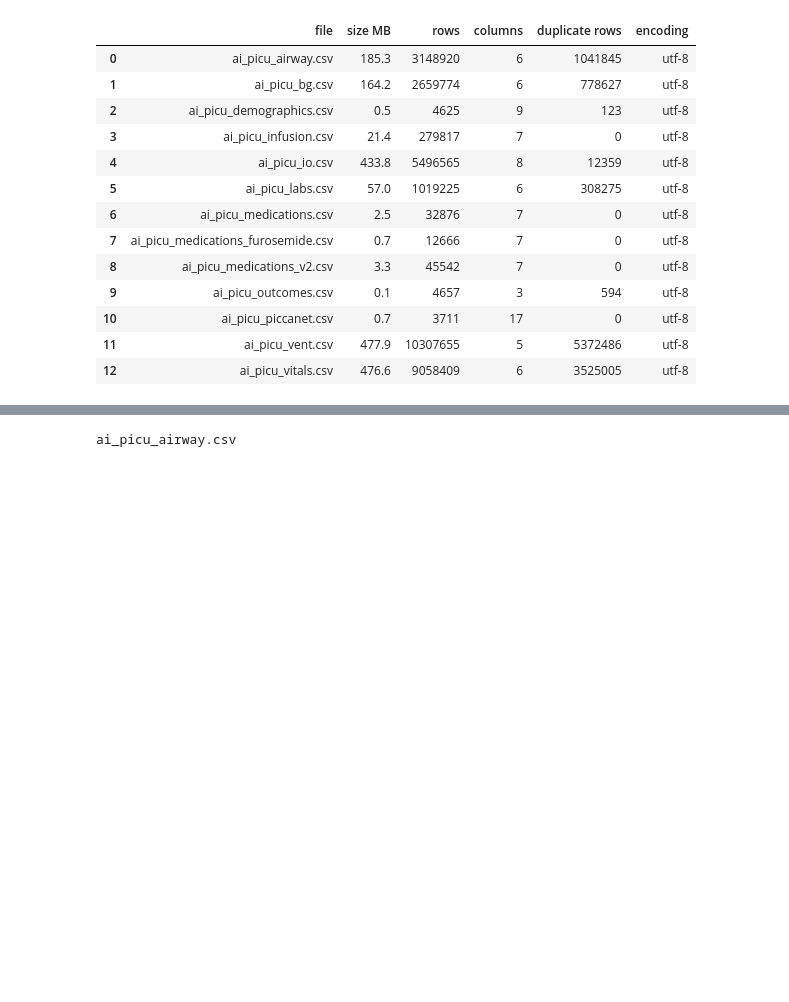
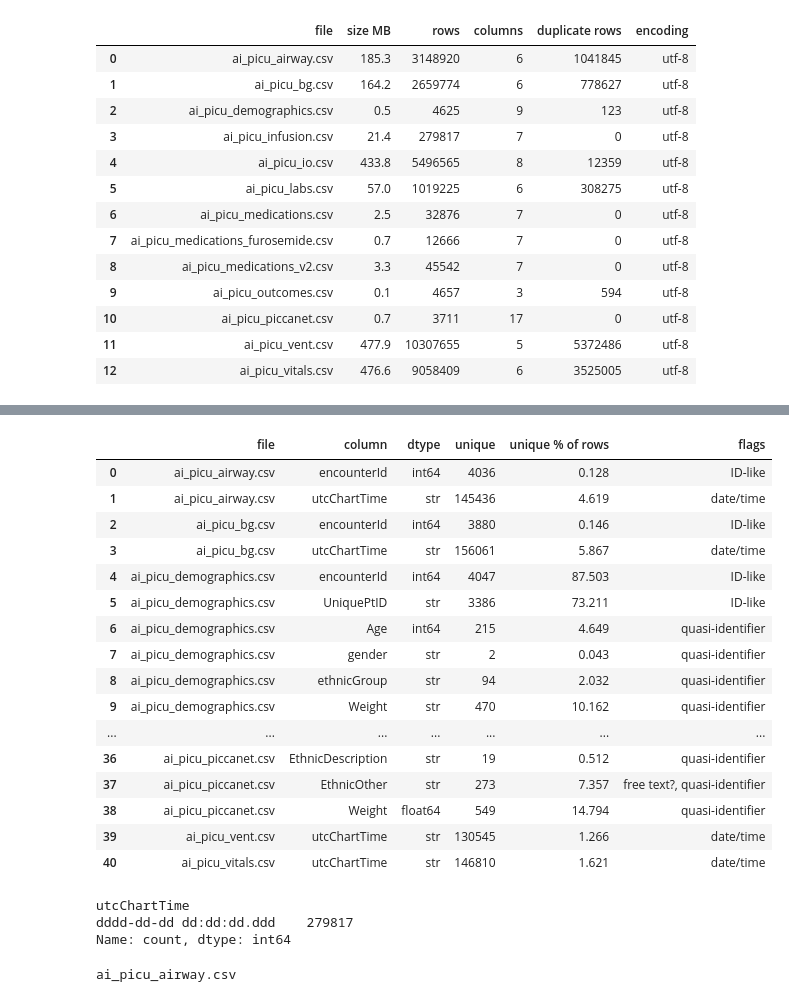
Before and after one commit to jakeormond/open_picu, a Jupyter notebook: smh_inventory.ipynb, the cells around one changed output, grey strips where cells are left out. Saved outputs shown, nothing was run; the diff lists cells and outputs as text; code cells hidden in the pictures; blank space fills up the shorter version.

```diff
--- a/smh_inventory.ipynb
+++ b/smh_inventory.ipynb
@@ -45,0 +67,27 @@ ai_picu_vitals.csv: 9058409 rows x 6 cols
+# %%
+I.identifier_audit(smh)
+# %% [output]
+|  | file | column | dtype | unique | unique % of rows | flags |
+| 0 | ai_picu_airway.csv | encounterId | int64 | 4036 | 0.128 | ID-like |
+| 1 | ai_picu_airway.csv | utcChartTime | str | 145436 | 4.619 | date/time |
+| 2 | ai_picu_bg.csv | encounterId | int64 | 3880 | 0.146 | ID-like |
+| 3 | ai_picu_bg.csv | utcChartTime | str | 156061 | 5.867 | date/time |
+| 4 | ai_picu_demographics.csv | encounterId | int64 | 4047 | 87.503 | ID-like |
+| 5 | ai_picu_demographics.csv | UniquePtID | str | 3386 | 73.211 | ID-like |
+| 6 | ai_picu_demographics.csv | Age | int64 | 215 | 4.649 | quasi-identifier |
+| 7 | ai_picu_demographics.csv | gender | str | 2 | 0.043 | quasi-identifier |
+| 8 | ai_picu_demographics.csv | ethnicGroup | str | 94 | 2.032 | quasi-identifier |
+| 9 | ai_picu_demographics.csv | Weight | str | 470 | 10.162 | quasi-identifier |
+| ... | ... | ... | ... | ... | ... | ... |
+| 36 | ai_picu_piccanet.csv | EthnicDescription | str | 19 | 0.512 | quasi-identifier |
+| 37 | ai_picu_piccanet.csv | EthnicOther | str | 273 | 7.357 | free text?, quasi-identifier |
+| 38 | ai_picu_piccanet.csv | Weight | float64 | 549 | 14.794 | quasi-identifier |
+| 39 | ai_picu_vent.csv | utcChartTime | str | 130545 | 1.266 | date/time |
+| 40 | ai_picu_vitals.csv | utcChartTime | str | 146810 | 1.621 | date/time |
+# %%
+u = pd.read_csv(smh_dir/"ai_picu_infusion.csv", usecols=["utcChartTime"], low_memory=False)["utcChartTime"]
+print(I.shapes_of(u).value_counts().head(8))
+# %% [output]
+utcChartTime
+dddd-dd-dd dd:dd:dd.ddd    279817
+Name: count, dtype: int64
```
Also changed, not shown: parts of 3 cells of this notebook, 6 other files.
